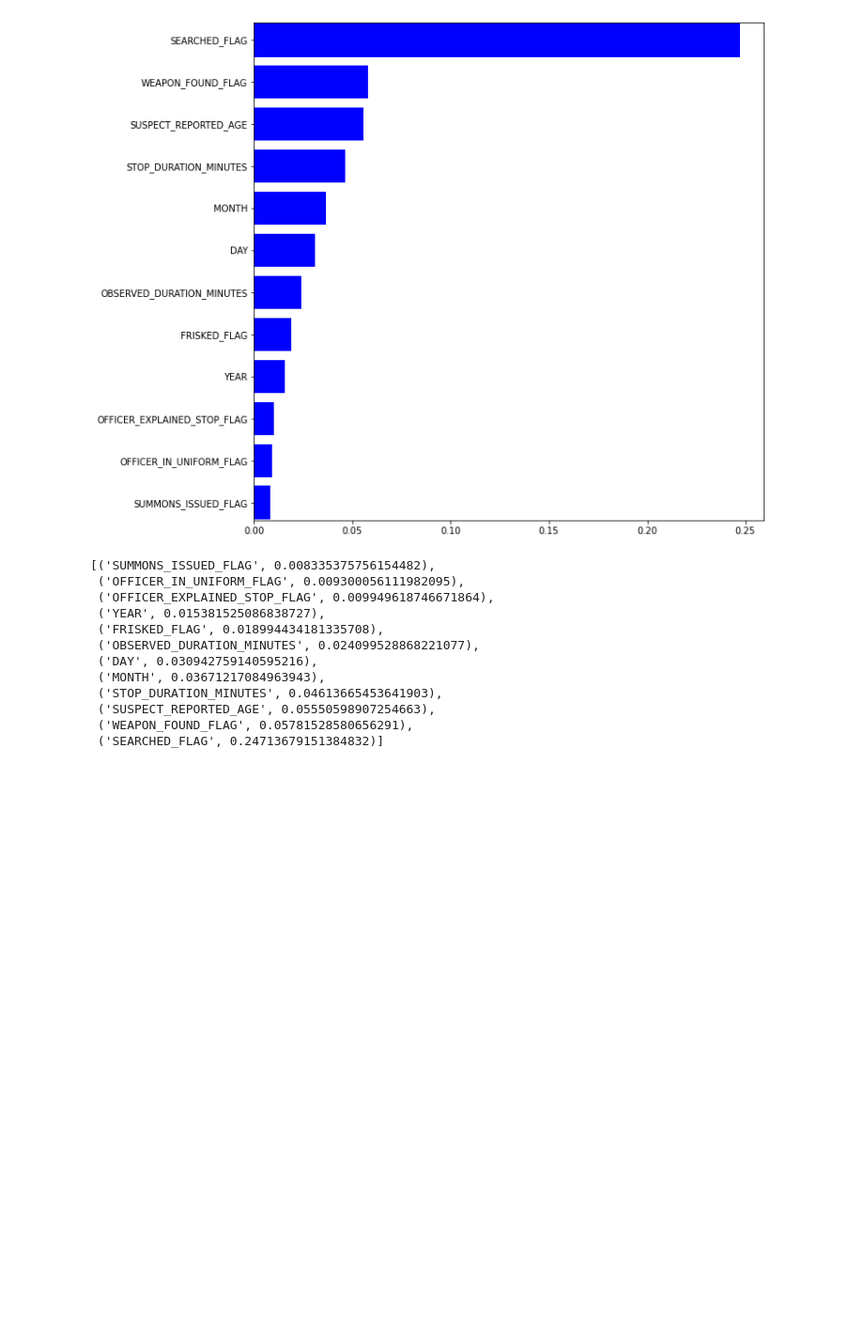
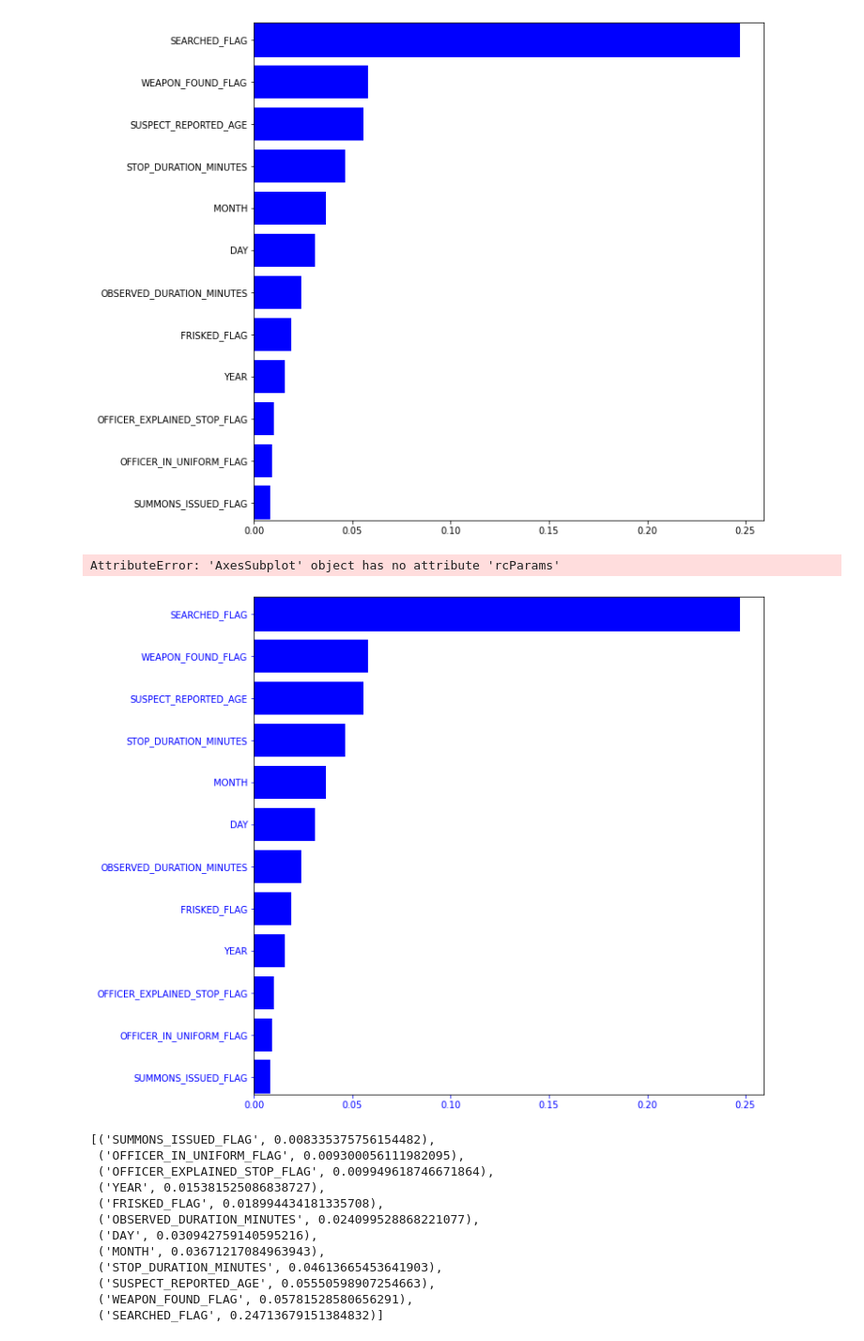
Before and after one commit to uzmabb182/data-detection-using-machine-learning, a Jupyter notebook: static/data_processing/sfq_arrest_reduced_features.ipynb, the cells around one changed output. Shown at 94% size. Saved outputs shown, nothing was run; the diff lists cells and outputs as text; code cells hidden in the pictures; blank space fills up the shorter version.

```diff
--- a/static/data_processing/sfq_arrest_reduced_features.ipynb
+++ b/static/data_processing/sfq_arrest_reduced_features.ipynb
@@ -2134,6 +2134,33 @@ plt.savefig('../images/arrest_reduced_feature.PNG')
 plt.show()
 # %% [output]
 [figure]
+# %%
+features = sorted(zip(X_train.columns[:12], clf.feature_importances_), key = lambda x: x[1])
+cols = [f[0] for f in features]
+width = [f[1] for f in features]
+
+fig, ax = plt.subplots()
+
+fig.set_size_inches(10, 10)
+plt.margins(y=0.001)
+
+ax.barh(y=cols, width=width, color='b')
+
+
+# COLOR = 'blue'
+# ax.rcParams['text.color'] = COLOR
+# ax.rcParams['axes.labelcolor'] = COLOR
+# ax.rcParams['xtick.color'] = COLOR
+# ax.rcParams['ytick.color'] = COLOR
+
+ax.rcParams.update({'text.color' : "blue",
+                     'axes.labelcolor' : "blue"})
+
+plt.savefig('../images/arrest_reduced_feature_colored2.PNG')
+plt.show()
+# %% [output]
+AttributeError: 'AxesSubplot' object has no attribute 'rcParams'
+[figure, added]
 # %%
 features
 # %% [output]
```
Also changed, not shown: 10 other files.
